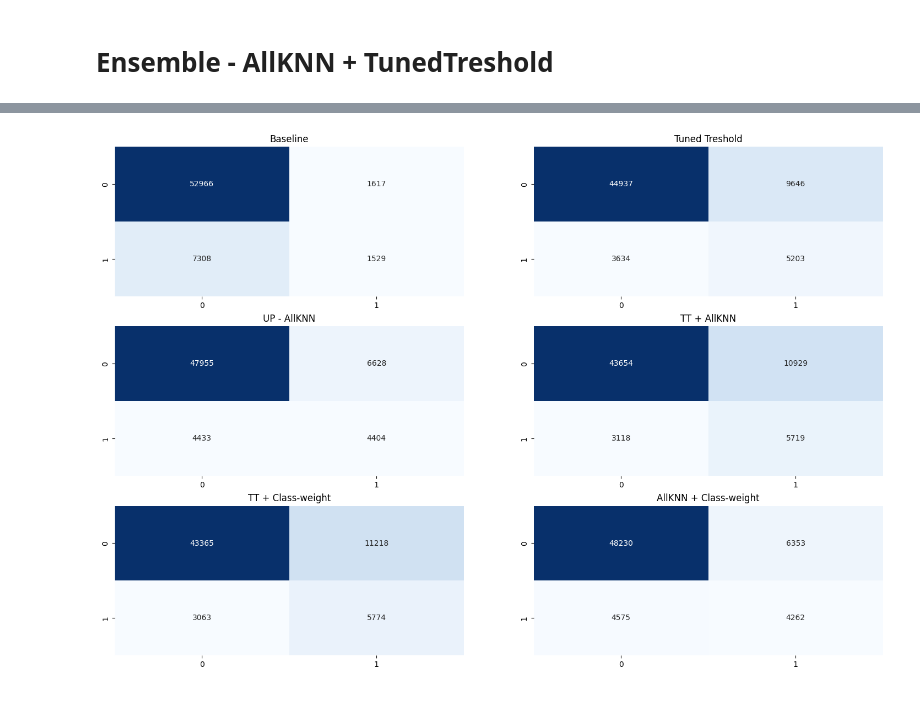
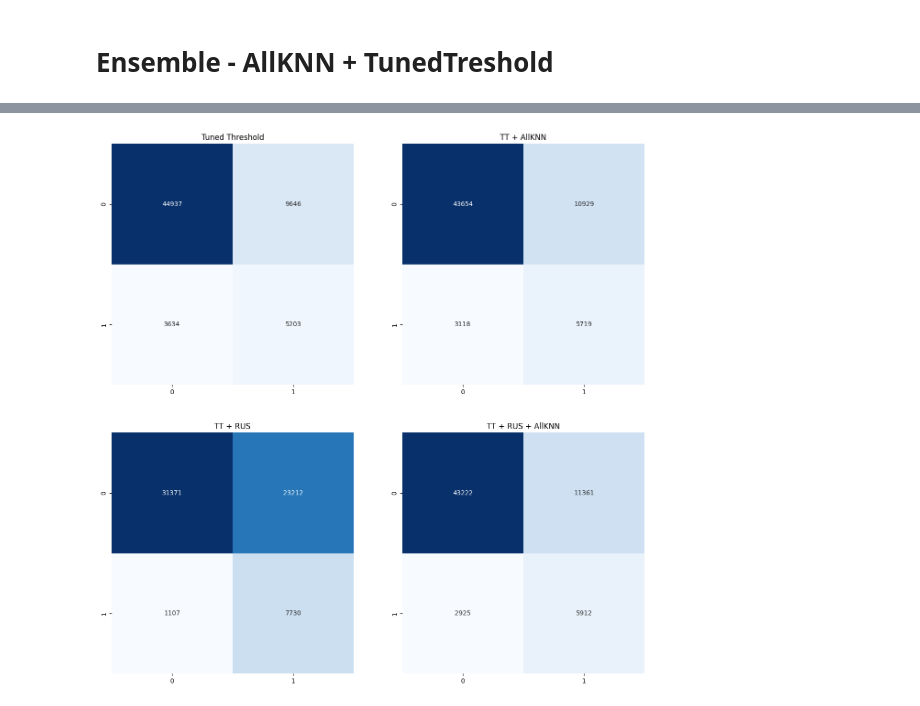
Before and after one commit to gabra7310/imbalanced_datasets, a Jupyter notebook: diabetes_dataset.ipynb, the cells around one changed output, grey strips where cells are left out. Drawn from its saved outputs; the diff is of its cells as text; code cells hidden in the pictures.

```diff
--- a/diabetes_dataset.ipynb
+++ b/diabetes_dataset.ipynb
@@ -277,0 +307,19 @@ tta_model_scores
+# %%
+rus  = RandomUnderSampler()
+X_res, y_res = rus.fit_resample(X_train, y_train)
+
+model_rus = RandomForestClassifier(n_jobs=-1, random_state=42)
+
+tt_rus_model = TunedThresholdClassifierCV(
+    model_rus,
+    scoring="f1",
+    store_cv_results=True,
+)
+
+tt_rus_model.fit(X_res, y_res)
+
+y_pred_tt_rus = tt_rus_model.predict(X_test)
+y_pred_proba_tt_rus = tt_rus_model.predict_proba(X_test)[:,0]
+
+tt_rus_model_scores = model_eval('Tuned Threshold + RandomUnderSampler ', y_test, y_pred_tt_rus, y_pred_proba_tt_rus)
+tt_rus_model_scores
@@ -338,31 +365,22 @@ results.sort_values('Recall', ascending=False)
 # %%
-fig, axes = plt.subplots(3,2, figsize=(18,12))
-
-conf_matrix = confusion_matrix(y_test, y_pred)
-sns.heatmap(conf_matrix, annot=True, fmt="d", cmap="Blues", cbar=False, ax=axes[0,0]);
-axes[0,0].set_title('Baseline')
+fig, axes = plt.subplots(2,2, figsize=(15,15))
 
 conf_matrix = confusion_matrix(y_test, y_pred_tt)
-sns.heatmap(conf_matrix, annot=True, fmt="d", cmap="Blues", cbar=False, ax=axes[0,1]);
-axes[0,1].set_title('Tuned Treshold')
-
-conf_matrix = confusion_matrix(y_test, y_pred_allknn)
-sns.heatmap(conf_matrix, annot=True, fmt="d", cmap="Blues", cbar=False, ax=axes[1,0]);
-axes[1,0].set_title('UP - AllKNN')
+sns.heatmap(conf_matrix, annot=True, fmt="d", cmap="Blues", cbar=False, ax=axes[0,0]);
+axes[0,0].set_title('Tuned Threshold')
 
 conf_matrix = confusion_matrix(y_test, y_pred_tt_allknn)
+sns.heatmap(conf_matrix, annot=True, fmt="d", cmap="Blues", cbar=False, ax=axes[0,1]);
+axes[0,1].set_title('TT + AllKNN')
+
+conf_matrix = confusion_matrix(y_test, y_pred_tt_rus)
+sns.heatmap(conf_matrix, annot=True, fmt="d", cmap="Blues", cbar=False, ax=axes[1,0]);
+axes[1,0].set_title('TT + RUS')
+
+conf_matrix = confusion_matrix(y_test, y_pred_tt_rus_allknn)
 sns.heatmap(conf_matrix, annot=True, fmt="d", cmap="Blues", cbar=False, ax=axes[1,1]);
-axes[1,1].set_title('TT + AllKNN')
+axes[1,1].set_title('TT + RUS + AllKNN')
 
-conf_matrix = confusion_matrix(y_test, y_pred_tt_cw)
-sns.heatmap(conf_matrix, annot=True, fmt="d", cmap="Blues", cbar=False, ax=axes[2,0]);
-axes[2,0].set_title('TT + Class-weight')
-
-conf_matrix = confusion_matrix(y_test, y_pred_cw_allknn)
-sns.heatmap(conf_matrix, annot=True, fmt="d", cmap="Blues", cbar=False, ax=axes[2,1]);
-axes[2,1].set_title('AllKNN + Class-weight')
-
-#plt.tight_layout()
 plt.show()
 # %% [output]
-[figure, old version]
+[figure, new version]
```
Also changed, not shown: parts of 32 cells of this notebook.
